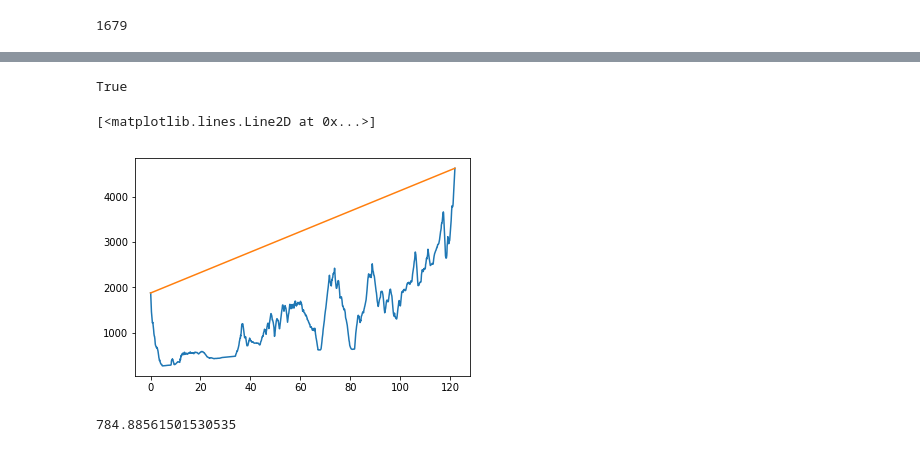
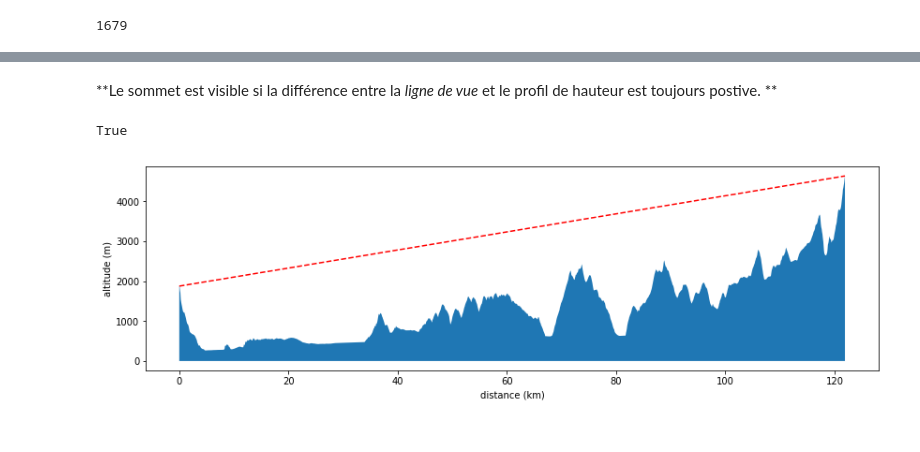
Before and after one commit to xdze2/uneplaneteausommet, a Jupyter notebook: is_visible.ipynb, the cells around one changed output, grey strips where cells are left out. Drawn from its saved outputs; the diff is of its cells as text; code cells hidden in the pictures.

```diff
--- a/is_visible.ipynb
+++ b/is_visible.ipynb
@@ -86 +93,17 @@ _Remarque:_ Il y a ici un mélange entre des calculs sur les pixels (~cartésien
+# %%
+def torad( theta ):
+    return theta * np.pi / 180.0
+
+def get_theta( lon1, lat1, lon2, lat2 ):
+    """ Calcul l'angle entre deux positions sur terre
+    """
+    lat1, lon1, lat2, lon2 = [ torad(theta) for theta in [lat1, lon1, lat2, lon2] ]
+    cosTheta =  np.sin( lat1 )*np.sin( lat2 ) + np.cos( lat1 )*np.cos( lat2 )*np.cos( lon2-lon1 )
+
+    cosTheta = np.array( cosTheta )
+    cosTheta[ cosTheta> 1 ] = 1  # debug .... cas si lat1==lat2 et lon1 == lon2
+
+    theta = np.arccos( cosTheta )
+
+    return theta # en radian
 # %%
@@ -148,0 +146,4 @@ plt.plot( R*np.array( theta_span), ele_span )
+# %%
+delta_courbure = R*( 1- np.cos(theta_span[-1]/2 )/np.cos( theta_span - theta_span[-1]/2 ) )*1e3
+
+elevation_reel = np.array( ele_span )  + delta_courbure
@@ -149,27 +157,22 @@ plt.plot( R*np.array( theta_span), ele_span )
+# %% [markdown]
+**Le sommet est visible si la différence entre la _ligne de vue_ et le profil de hauteur est toujours postive. **
 # %%
-# prise en compte courbure de la Terre
-delta_ele = R*( 1- np.cos(theta_span[-1] / 2)/np.cos(theta_span - theta_span[-1] / 2) )*1e3
-
-elevation_vue = np.array( ele_span )  + delta_ele
-
-x = R*np.array( theta_span)
-y = elevation_vue
+# Calcul de la "ligne de vue" :
+x = R*np.array( theta_span )
+y = elevation_reel
 ligne_de_vue = x*(y[-1]-y[0])/(x[-1]-x[0]) + y[0]
 
-# test si visible
+# Test si le sommet est visible ou non :
+visible = ((ligne_de_vue - elevation_reel) > 0 ).all()
 
-visible = ((ligne_de_vue - elevation_vue) > 0 ).all()
+visible
+# %% [output]
+True
-# %%
-visible
-# %% [output]
-True
 # %%
-plt.plot( R*np.array( theta_span), elevation_vue )
-plt.plot( R*np.array( theta_span), ligne_de_vue )
+# graph
+plt.figure(figsize=(14, 4))
+plt.fill_between( R*np.array( theta_span), 0, elevation_reel )
+plt.plot( R*np.array( theta_span), ligne_de_vue, "--r" );
+plt.xlabel('distance (km)'); plt.ylabel('altitude (m)');
 # %% [output]
-[<matplotlib.lines.Line2D at 0x...>]
-[figure, old version]
+[figure, new version]
-# %%
-R*( 1/np.cos(theta) - 1 )*1e3
-# %% [output]
-784.88561501530535
```
Also changed, not shown: parts of 20 cells of this notebook.
